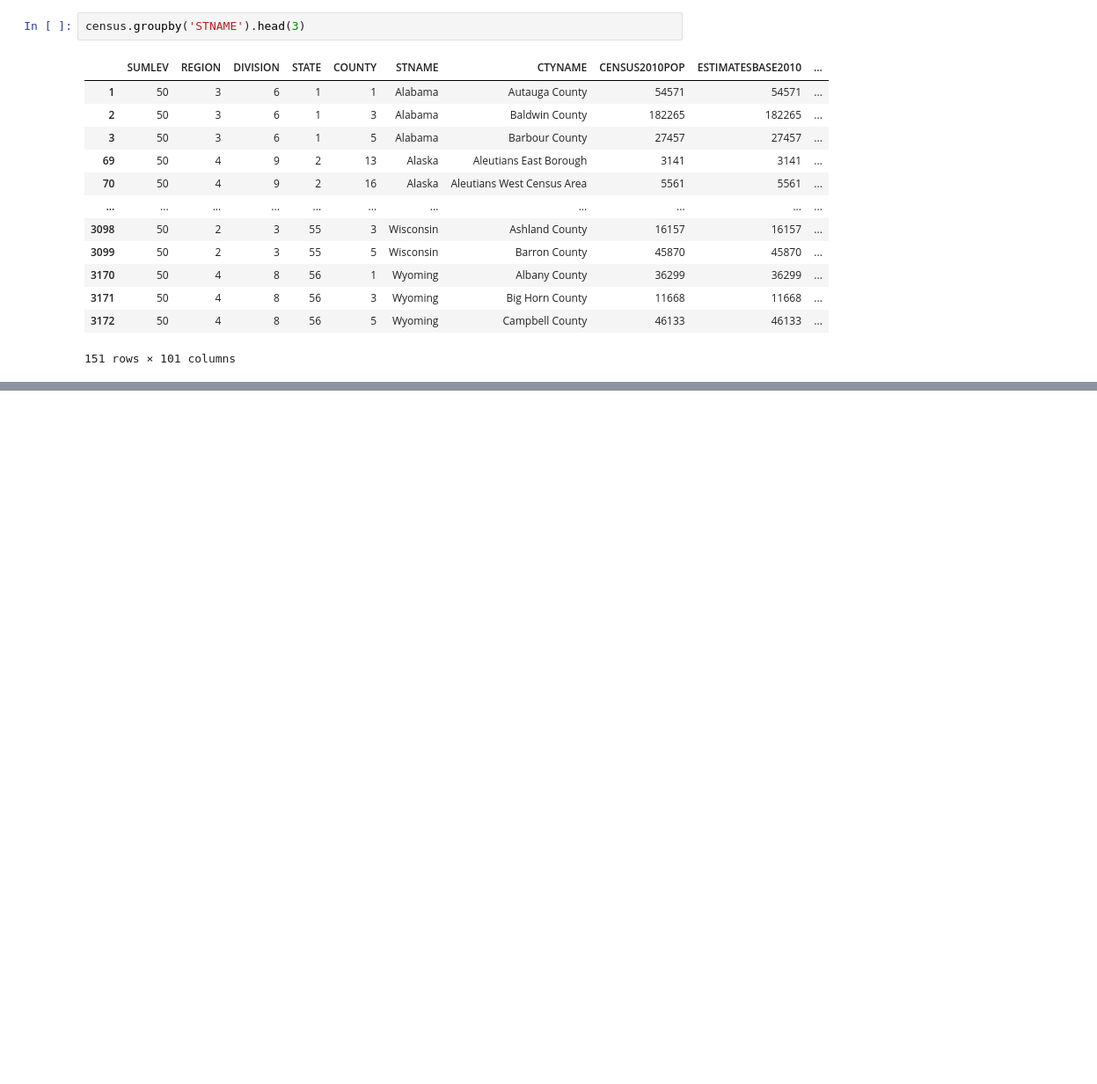
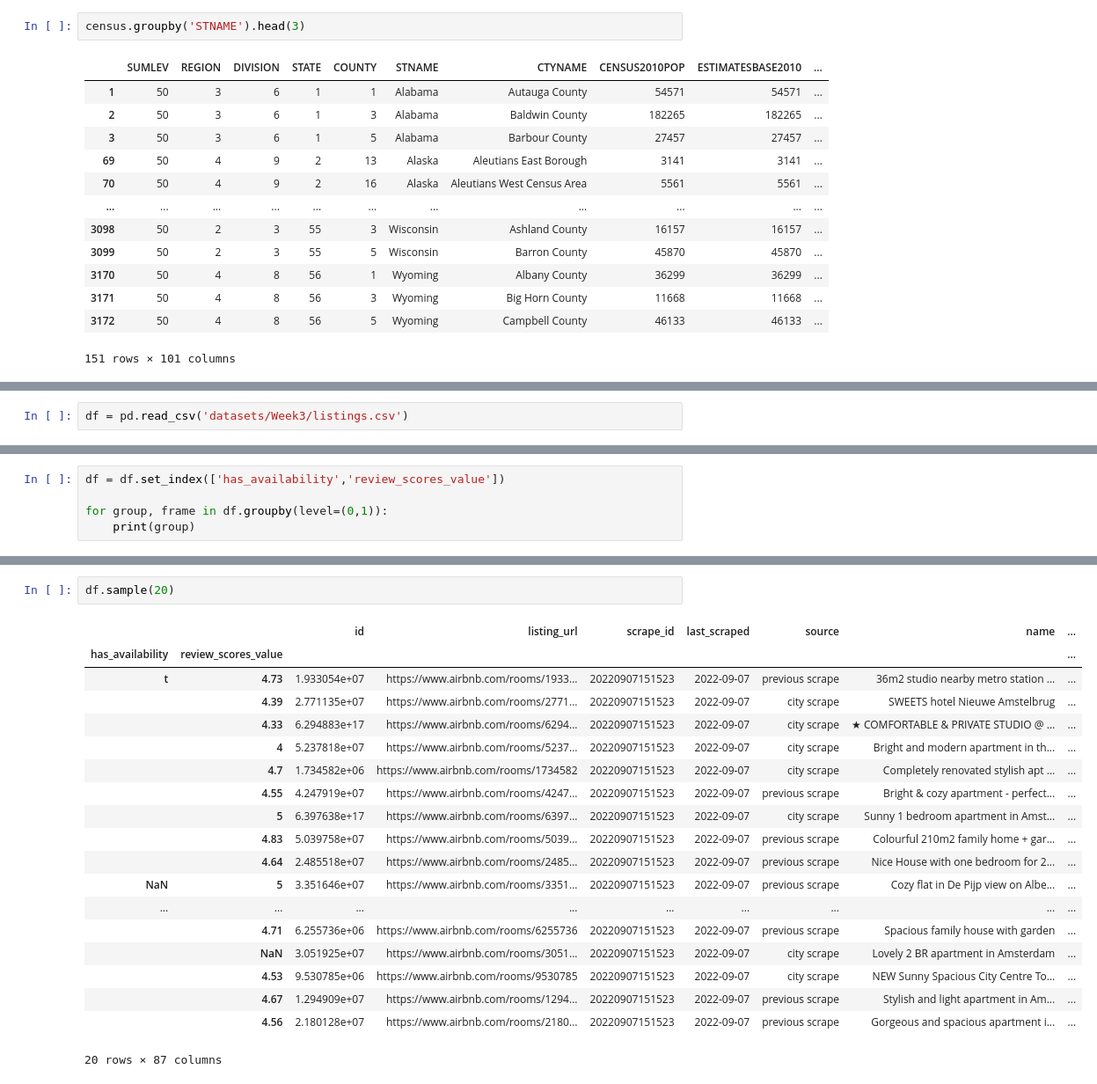
Before and after one commit to shohelbspi/Introduction-to-Data-Science-in-Python, a Jupyter notebook: Week_3.ipynb, the cells around one changed output, grey strips where cells are left out. Shown at 88% size. Cells and saved outputs as stored; diff of their text form; blank space fills up the shorter version.

Commit message:
pandas groupby code update in week3 notebook

```diff
--- a/Week_3.ipynb
+++ b/Week_3.ipynb
@@ -642,0 +823,2 @@ census.groupby('STNAME').head(3)
+# %%
+df = pd.read_csv('datasets/Week3/listings.csv')
@@ -642,0 +861,5 @@ census.groupby('STNAME').head(3)
+# %%
+df = df.set_index(['has_availability','review_scores_value'])
+
+for group, frame in df.groupby(level=(0,1)):
+    print(group)
@@ -642,0 +904,22 @@ census.groupby('STNAME').head(3)
+# %%
+df.sample(20)
+# %% [output]
+|  |  | id | listing_url | scrape_id | last_scraped | source | name | ... |
+| has_availability | review_scores_value |  |  |  |  |  |  | ... |
+| t | 4.73 | 1.933054e+07 | https://www.airbnb.com/rooms/1933... | 20220907151523 | 2022-09-07 | previous scrape | 36m2 studio nearby metro station ... | ... |
+|  | 4.39 | 2.771135e+07 | https://www.airbnb.com/rooms/2771... | 20220907151523 | 2022-09-07 | city scrape | SWEETS hotel Nieuwe Amstelbrug | ... |
+|  | 4.33 | 6.294883e+17 | https://www.airbnb.com/rooms/6294... | 20220907151523 | 2022-09-07 | city scrape | ★ COMFORTABLE & PRIVATE STUDIO @ ... | ... |
+|  | 4 | 5.237818e+07 | https://www.airbnb.com/rooms/5237... | 20220907151523 | 2022-09-07 | city scrape | Bright and modern apartment in th... | ... |
+|  | 4.7 | 1.734582e+06 | https://www.airbnb.com/rooms/1734582 | 20220907151523 | 2022-09-07 | city scrape | Completely renovated stylish apt ... | ... |
+|  | 4.55 | 4.247919e+07 | https://www.airbnb.com/rooms/4247... | 20220907151523 | 2022-09-07 | previous scrape | Bright & cozy apartment - perfect... | ... |
+|  | 5 | 6.397638e+17 | https://www.airbnb.com/rooms/6397... | 20220907151523 | 2022-09-07 | city scrape | Sunny 1 bedroom apartment in Amst... | ... |
+|  | 4.83 | 5.039758e+07 | https://www.airbnb.com/rooms/5039... | 20220907151523 | 2022-09-07 | previous scrape | Colourful 210m2 family home + gar... | ... |
+|  | 4.64 | 2.485518e+07 | https://www.airbnb.com/rooms/2485... | 20220907151523 | 2022-09-07 | previous scrape | Nice House with one bedroom for 2... | ... |
+| NaN | 5 | 3.351646e+07 | https://www.airbnb.com/rooms/3351... | 20220907151523 | 2022-09-07 | previous scrape | Cozy flat in De Pijp view on Albe... | ... |
+| ... | ... | ... | ... | ... | ... | ... | ... | ... |
+|  | 4.71 | 6.255736e+06 | https://www.airbnb.com/rooms/6255736 | 20220907151523 | 2022-09-07 | previous scrape | Spacious family house with garden | ... |
+|  | NaN | 3.051925e+07 | https://www.airbnb.com/rooms/3051... | 20220907151523 | 2022-09-07 | city scrape | Lovely 2 BR apartment in Amsterdam | ... |
+|  | 4.53 | 9.530785e+06 | https://www.airbnb.com/rooms/9530785 | 20220907151523 | 2022-09-07 | city scrape | NEW Sunny Spacious City Centre To... | ... |
+|  | 4.67 | 1.294909e+07 | https://www.airbnb.com/rooms/1294... | 20220907151523 | 2022-09-07 | previous scrape | Stylish and light apartment in Am... | ... |
+|  | 4.56 | 2.180128e+07 | https://www.airbnb.com/rooms/2180... | 20220907151523 | 2022-09-07 | previous scrape | Gorgeous and spacious apartment i... | ... |
+20 rows × 87 columns
```
Also changed, not shown: parts of 33 cells of this notebook, 1 other file.
